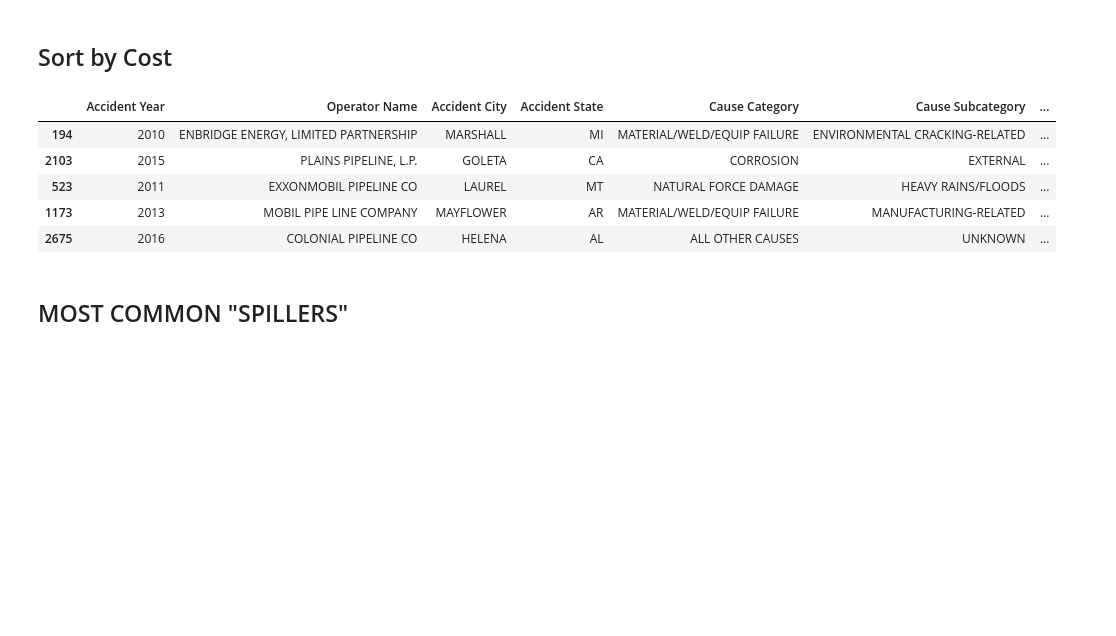
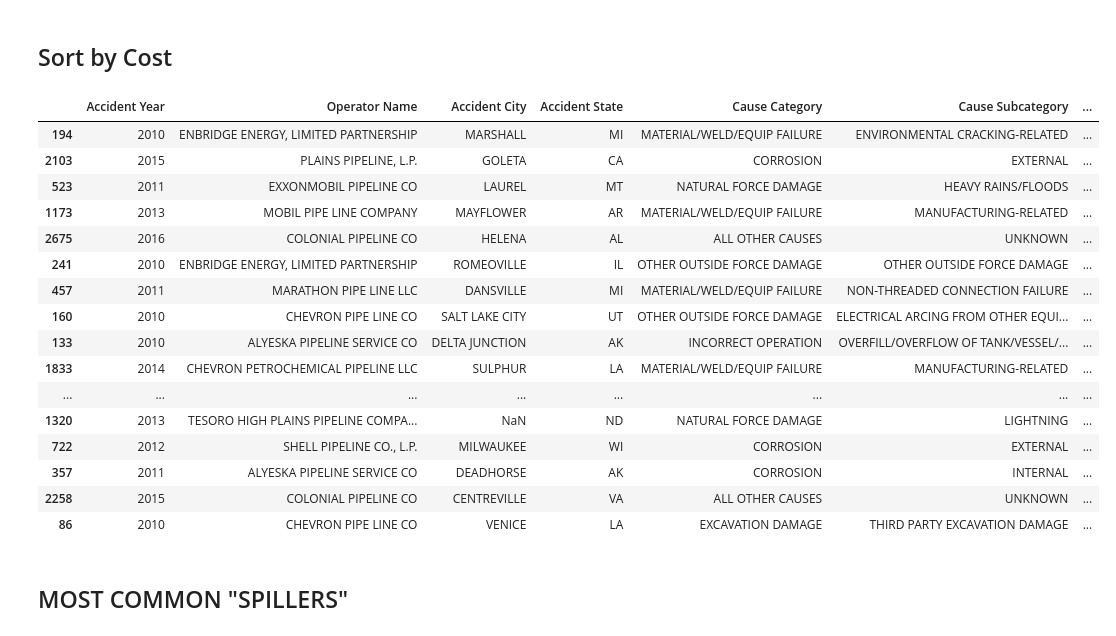
Before and after one commit to Vsosameza/Oil_Spill_Data_Analysis, a Jupyter notebook: Data_Exploration_Notebook.ipynb, the cells around one changed output. Cells and saved outputs as stored; diff of their text form; code cells hidden in the pictures; blank space fills up the shorter version.

```diff
--- a/Data_Exploration_Notebook.ipynb
+++ b/Data_Exploration_Notebook.ipynb
@@ -50,15 +50,27 @@ memory usage: 1.0+ MB
 # %%
 df_byCost = oil_df.sort_values(by=['All Costs'], ascending=False)
 info = ['Accident Year','Operator Name','Accident City', 'Accident State', 'Cause Category'
        ,'Cause Subcategory','All Costs']
-df_byCost[info].head()
+cost = df_byCost[info].head(20)
+cost
 # %% [output]
 |  | Accident Year | Operator Name | Accident City | Accident State | Cause Category | Cause Subcategory | ... |
 | 194 | 2010 | ENBRIDGE ENERGY, LIMITED PARTNERSHIP | MARSHALL | MI | MATERIAL/WELD/EQUIP FAILURE | ENVIRONMENTAL CRACKING-RELATED | ... |
 | 2103 | 2015 | PLAINS PIPELINE, L.P. | GOLETA | CA | CORROSION | EXTERNAL | ... |
 | 523 | 2011 | EXXONMOBIL PIPELINE CO | LAUREL | MT | NATURAL FORCE DAMAGE | HEAVY RAINS/FLOODS | ... |
 | 1173 | 2013 | MOBIL PIPE LINE COMPANY | MAYFLOWER | AR | MATERIAL/WELD/EQUIP FAILURE | MANUFACTURING-RELATED | ... |
 | 2675 | 2016 | COLONIAL PIPELINE CO | HELENA | AL | ALL OTHER CAUSES | UNKNOWN | ... |
+| 241 | 2010 | ENBRIDGE ENERGY, LIMITED PARTNERSHIP | ROMEOVILLE | IL | OTHER OUTSIDE FORCE DAMAGE | OTHER OUTSIDE FORCE DAMAGE | ... |
+| 457 | 2011 | MARATHON PIPE LINE LLC | DANSVILLE | MI | MATERIAL/WELD/EQUIP FAILURE | NON-THREADED CONNECTION FAILURE | ... |
+| 160 | 2010 | CHEVRON PIPE LINE CO | SALT LAKE CITY | UT | OTHER OUTSIDE FORCE DAMAGE | ELECTRICAL ARCING FROM OTHER EQUI... | ... |
+| 133 | 2010 | ALYESKA PIPELINE SERVICE CO | DELTA JUNCTION | AK | INCORRECT OPERATION | OVERFILL/OVERFLOW OF TANK/VESSEL/... | ... |
+| 1833 | 2014 | CHEVRON PETROCHEMICAL PIPELINE LLC | SULPHUR | LA | MATERIAL/WELD/EQUIP FAILURE | MANUFACTURING-RELATED | ... |
+| ... | ... | ... | ... | ... | ... | ... | ... |
+| 1320 | 2013 | TESORO HIGH PLAINS PIPELINE COMPA... | NaN | ND | NATURAL FORCE DAMAGE | LIGHTNING | ... |
+| 722 | 2012 | SHELL PIPELINE CO., L.P. | MILWAUKEE | WI | CORROSION | EXTERNAL | ... |
+| 357 | 2011 | ALYESKA PIPELINE SERVICE CO | DEADHORSE | AK | CORROSION | INTERNAL | ... |
+| 2258 | 2015 | COLONIAL PIPELINE CO | CENTREVILLE | VA | ALL OTHER CAUSES | UNKNOWN | ... |
+| 86 | 2010 | CHEVRON PIPE LINE CO | VENICE | LA | EXCAVATION DAMAGE | THIRD PARTY EXCAVATION DAMAGE | ... |
 # %% [markdown]
 ## MOST COMMON "SPILLERS"
 # %%
```
Also changed, not shown: parts of 7 cells of this notebook.
